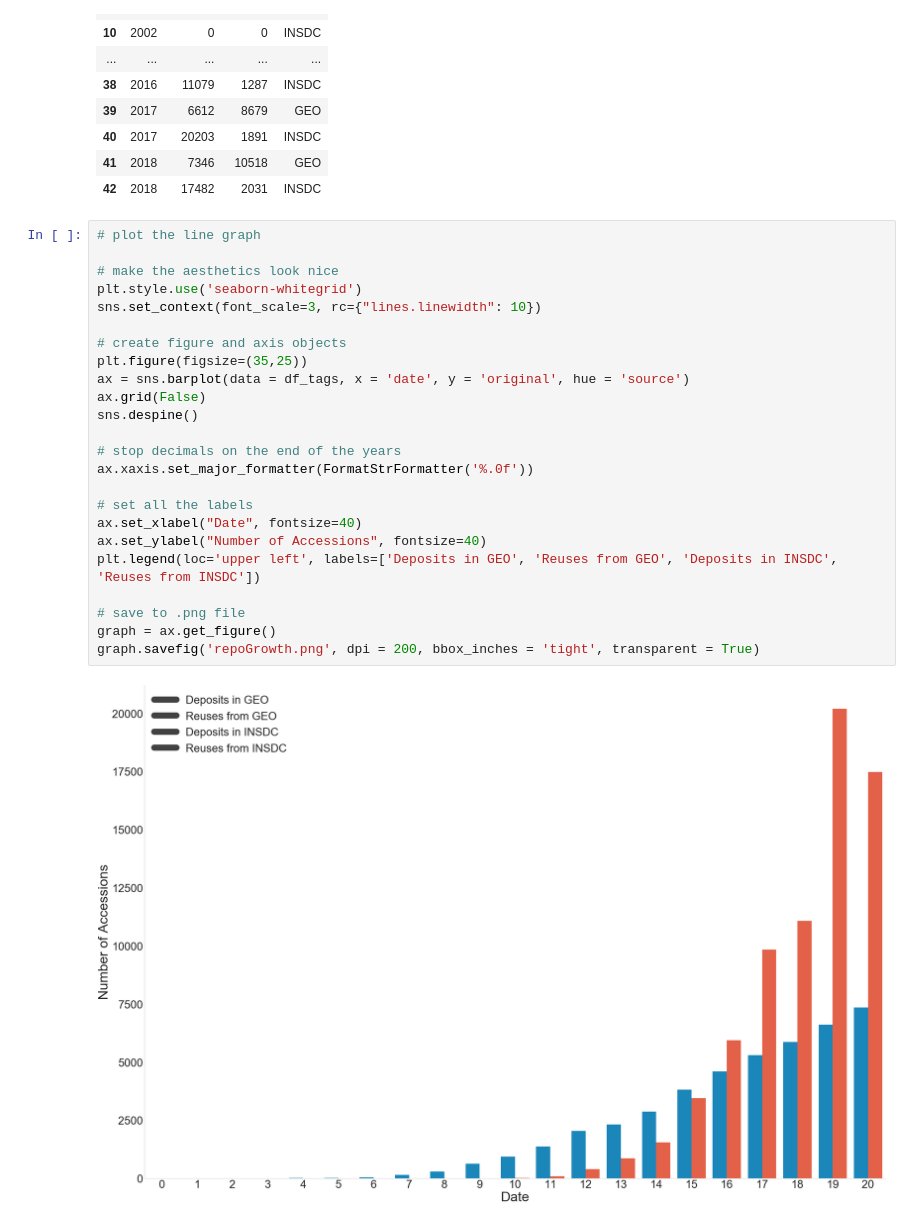
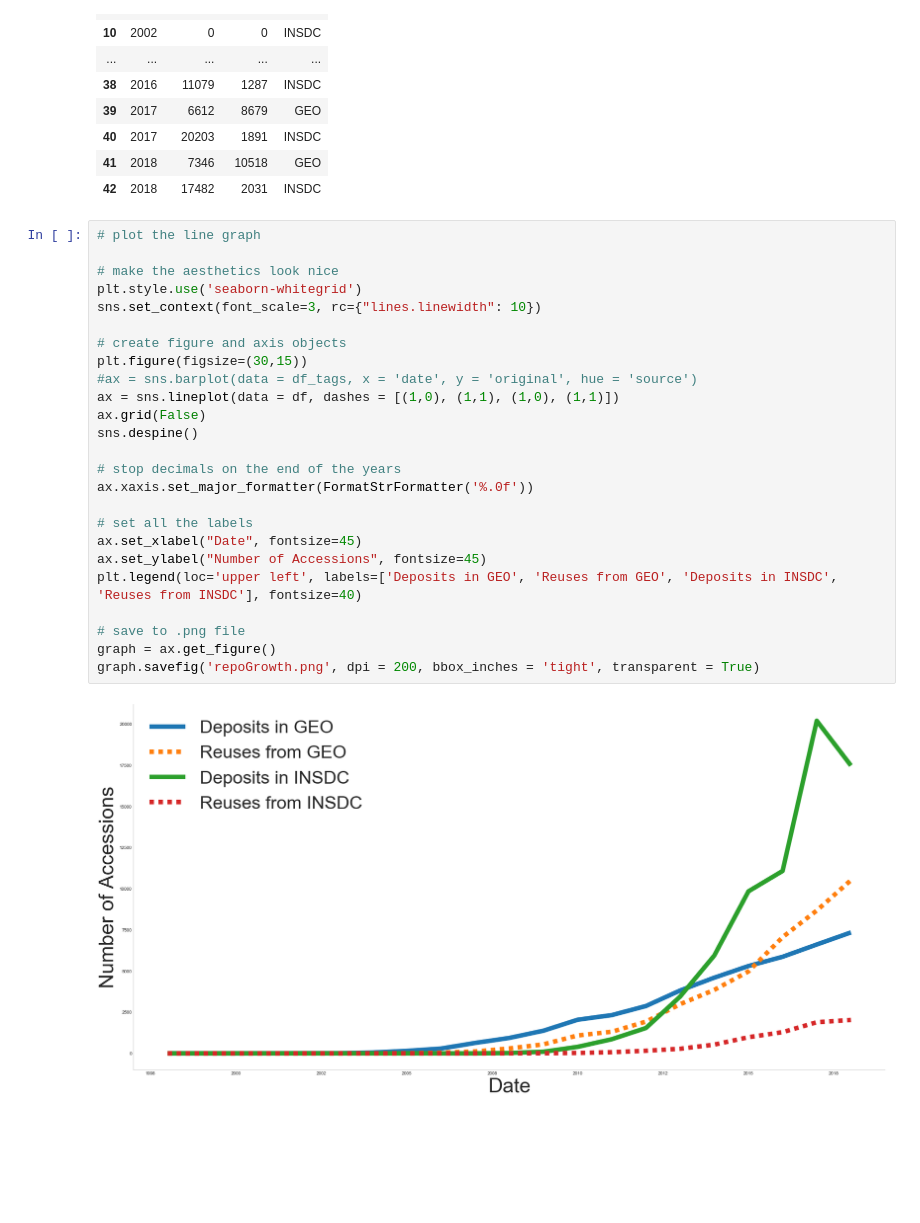
Before and after one commit to smangul1/data_reusability, a Jupyter notebook: jupyter_notebooks/Repo_Growth_Lines.ipynb, the cells around one changed output. Drawn from its saved outputs; the diff is of its cells as text; blank space fills up the shorter version.

```diff
--- a/jupyter_notebooks/Repo_Growth_Lines.ipynb
+++ b/jupyter_notebooks/Repo_Growth_Lines.ipynb
@@ -88,26 +88,27 @@ df_tags
 # %%
 # plot the line graph
 
 # make the aesthetics look nice
 plt.style.use('seaborn-whitegrid')
 sns.set_context(font_scale=3, rc={"lines.linewidth": 10})
 
 # create figure and axis objects
-plt.figure(figsize=(35,25))
-ax = sns.barplot(data = df_tags, x = 'date', y = 'original', hue = 'source')
+plt.figure(figsize=(30,15))
+#ax = sns.barplot(data = df_tags, x = 'date', y = 'original', hue = 'source')
+ax = sns.lineplot(data = df, dashes = [(1,0), (1,1), (1,0), (1,1)])
 ax.grid(False)
 sns.despine()
 
 # stop decimals on the end of the years
 ax.xaxis.set_major_formatter(FormatStrFormatter('%.0f'))
 
 # set all the labels
-ax.set_xlabel("Date", fontsize=40)
-ax.set_ylabel("Number of Accessions", fontsize=40)
-plt.legend(loc='upper left', labels=['Deposits in GEO', 'Reuses from GEO', 'Deposits in INSDC', 'Reuses from INSDC'])
+ax.set_xlabel("Date", fontsize=45)
+ax.set_ylabel("Number of Accessions", fontsize=45)
+plt.legend(loc='upper left', labels=['Deposits in GEO', 'Reuses from GEO', 'Deposits in INSDC', 'Reuses from INSDC'], fontsize=40)
 
 # save to .png file
 graph = ax.get_figure()
 graph.savefig('repoGrowth.png', dpi = 200, bbox_inches = 'tight', transparent = True)
 # %% [output]
-[figure, old version]
+[figure, new version]
```
Also changed, not shown: 11 other files.
